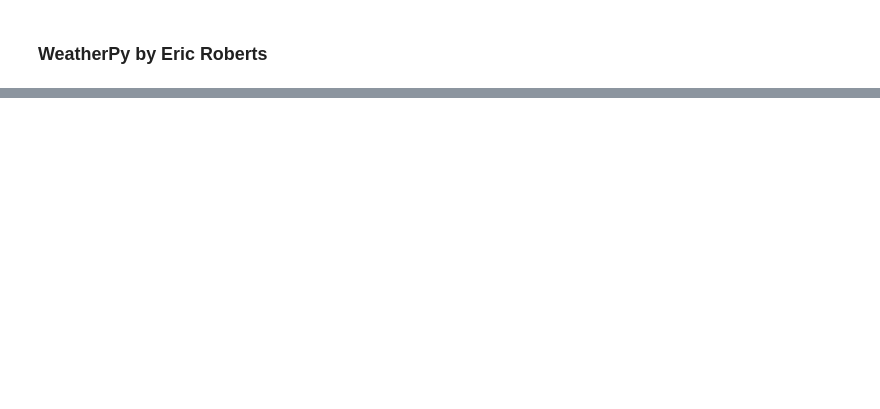
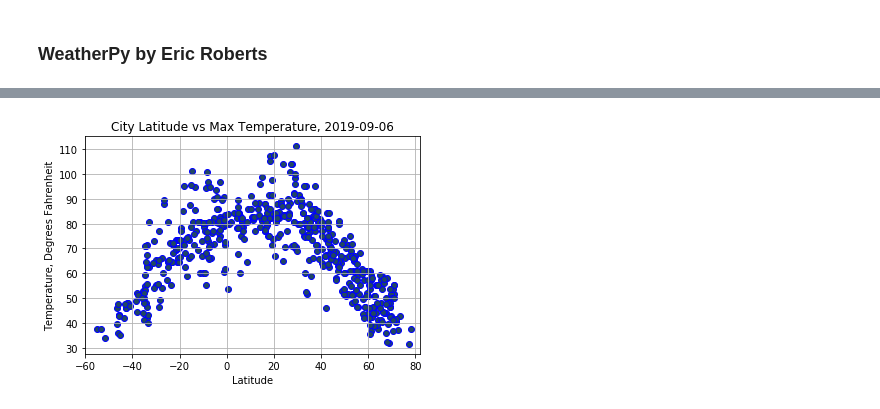
Before and after one commit to projekt888/python-api-challenge, a Jupyter notebook: WeatherPy/weather.ipynb, the cells around one changed output, grey strips where cells are left out. Drawn from its saved outputs; the diff is of its cells as text; code cells hidden in the pictures; blank space fills up the shorter version.

```diff
--- a/WeatherPy/weather.ipynb
+++ b/WeatherPy/weather.ipynb
@@ -130,0 +124,20 @@ df.head(40)
+# %%
+def find_the_date():
+    ts = int(min(list(df['Date'])))
+    return datetime.utcfromtimestamp(ts).strftime('%Y-%m-%d')
+
+the_date = find_the_date()
+# %%
+lat_p = list(df['Lat'])
+temp_p = list(df['Max Temp (F)'])
+plt.xlim(-60, 82)
+plt.grid(True)
+
+plt.scatter(lat_p, temp_p, marker="o", facecolors="#204763", edgecolors="blue")
+plt.title("City Latitude vs Max Temperature, "+the_date)
+plt.xlabel("Latitude")
+plt.ylabel("Temperature, Degrees Fahrenheit")
+
+plt.savefig("./Images/lat_vs_temp.png")
+# %% [output]
+[figure, added]
```
Also changed, not shown: parts of 7 cells of this notebook, 5 other files.
